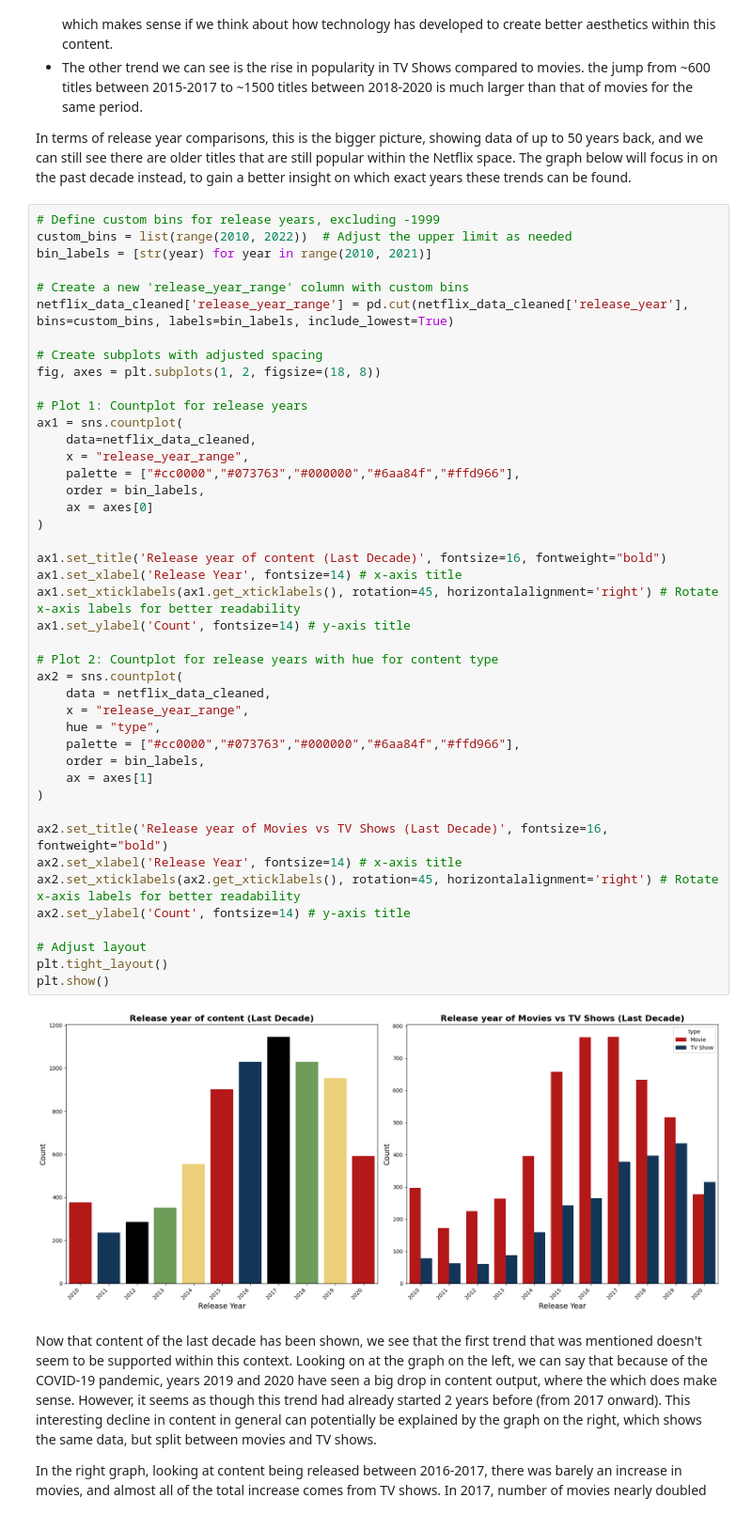
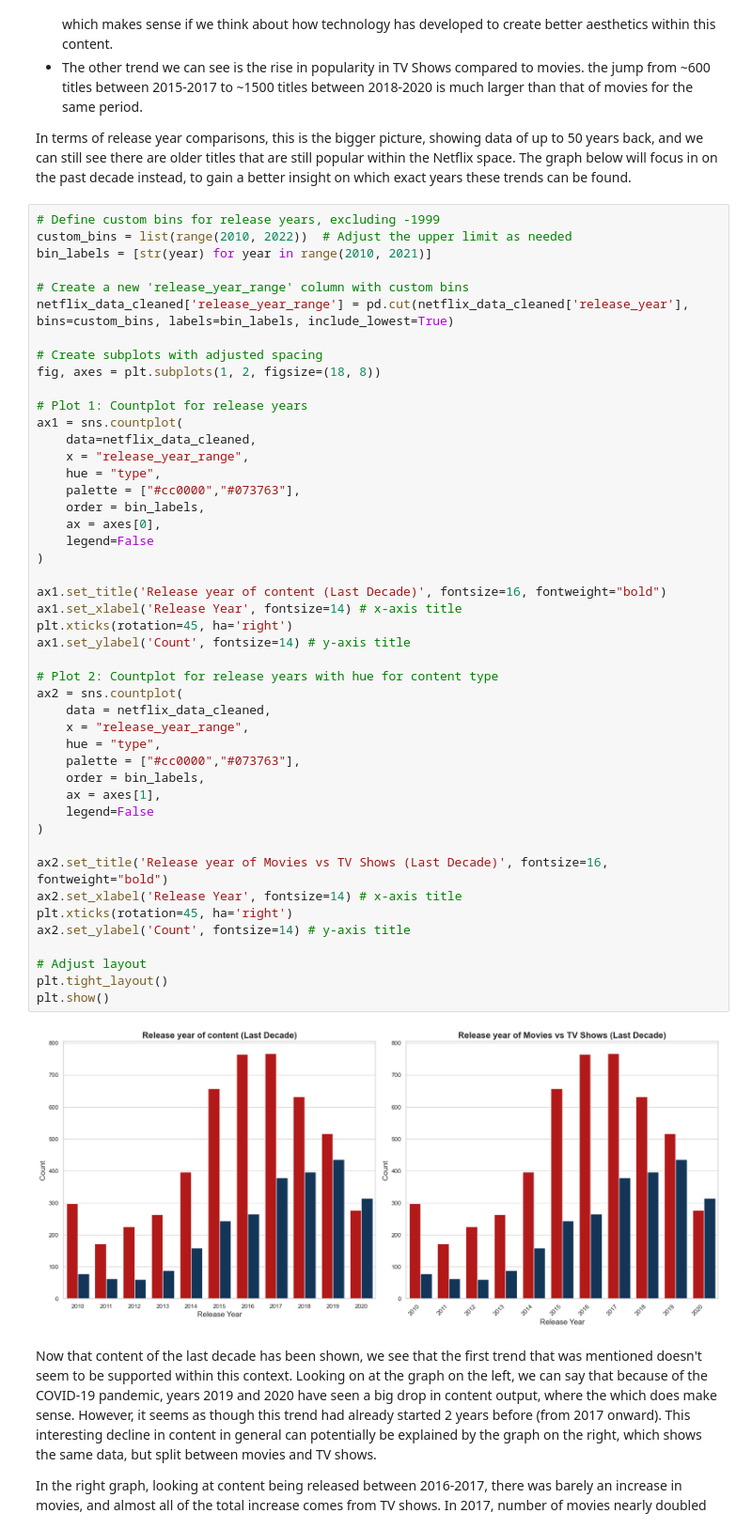
Before and after one commit to samincgs/netflix-show-release-trend-analysis, a Jupyter notebook: Updated-final-project.ipynb, the cells around one changed output. Shown at 94% size. Cells and saved outputs as stored; diff of their text form.

```diff
--- a/Updated-final-project.ipynb
+++ b/Updated-final-project.ipynb
@@ -350,40 +339,43 @@ netflix_data_cleaned['release_year_range'] = pd.cut(netflix_data_cleaned['releas
 # Create subplots with adjusted spacing
 fig, axes = plt.subplots(1, 2, figsize=(18, 8))
 
 # Plot 1: Countplot for release years
 ax1 = sns.countplot(
     data=netflix_data_cleaned,
     x = "release_year_range",
-    palette = ["#cc0000","#073763","#000000","#6aa84f","#ffd966"],
+    hue = "type",
+    palette = ["#cc0000","#073763"],
     order = bin_labels,
-    ax = axes[0]
+    ax = axes[0],
+    legend=False
 )
 
 ax1.set_title('Release year of content (Last Decade)', fontsize=16, fontweight="bold")
 ax1.set_xlabel('Release Year', fontsize=14) # x-axis title
-ax1.set_xticklabels(ax1.get_xticklabels(), rotation=45, horizontalalignment='right') # Rotate x-axis labels for better readability
+plt.xticks(rotation=45, ha='right')
 ax1.set_ylabel('Count', fontsize=14) # y-axis title
 
 # Plot 2: Countplot for release years with hue for content type
 ax2 = sns.countplot(
     data = netflix_data_cleaned,
     x = "release_year_range",
     hue = "type",
-    palette = ["#cc0000","#073763","#000000","#6aa84f","#ffd966"],
+    palette = ["#cc0000","#073763"],
     order = bin_labels,
-    ax = axes[1]
+    ax = axes[1],
+    legend=False
 )
 
 ax2.set_title('Release year of Movies vs TV Shows (Last Decade)', fontsize=16, fontweight="bold")
 ax2.set_xlabel('Release Year', fontsize=14) # x-axis title
-ax2.set_xticklabels(ax2.get_xticklabels(), rotation=45, horizontalalignment='right') # Rotate x-axis labels for better readability
+plt.xticks(rotation=45, ha='right')
 ax2.set_ylabel('Count', fontsize=14) # y-axis title
 
 # Adjust layout
 plt.tight_layout()
 plt.show()
 # %% [output]
-[figure, old version]
+[figure, new version]
 # %% [markdown]
 Now that content of the last decade has been shown, we see that the first trend that was mentioned doesn't seem to be supported within this context. Looking on at the graph on the left, we can say that because of the COVID-19 pandemic, years 2019 and 2020 have seen a big drop in content output, where the which does make sense. However, it seems as though this trend had already started 2 years before (from 2017 onward). This interesting decline in content in general can potentially be explained by the graph on the right, which shows the same data, but split between movies and TV shows.<br>
 
```
Also changed, not shown: parts of 39 cells of this notebook.
